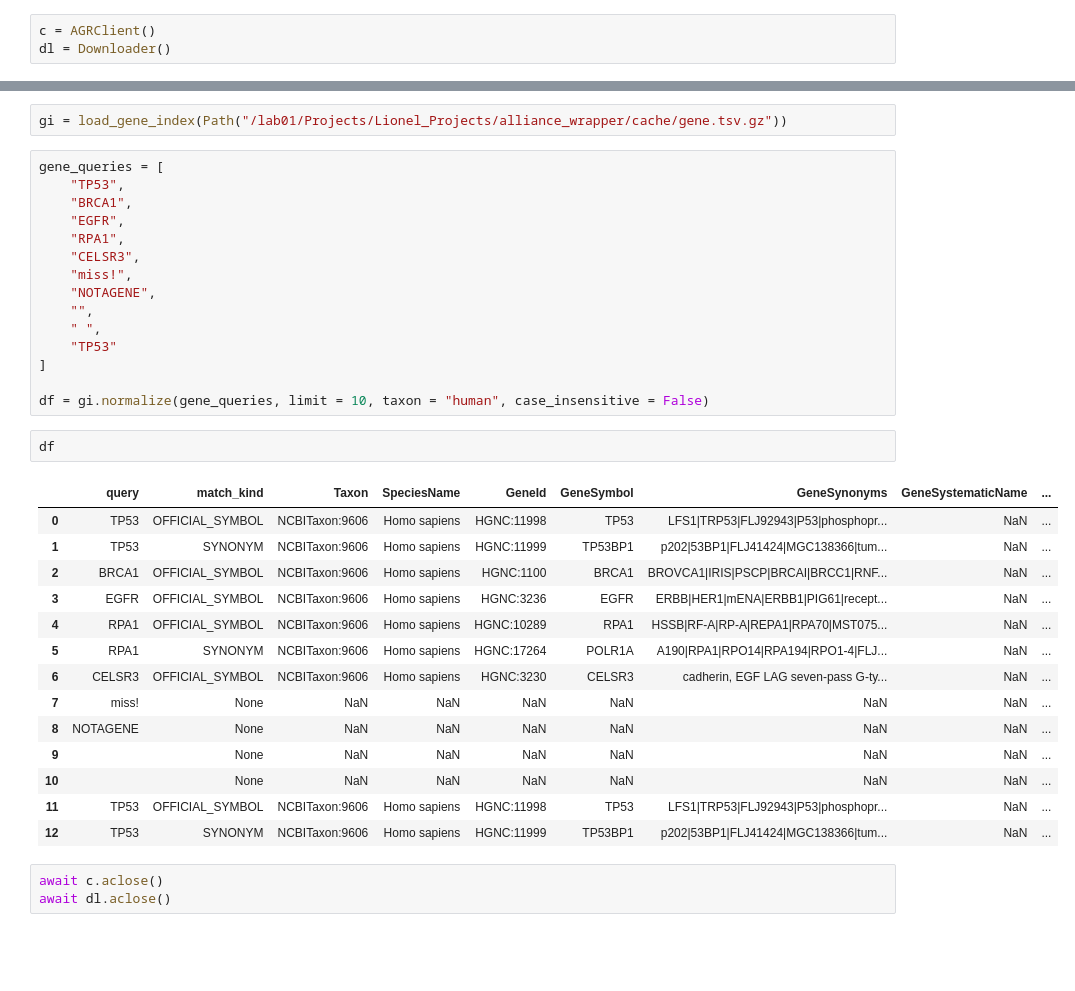
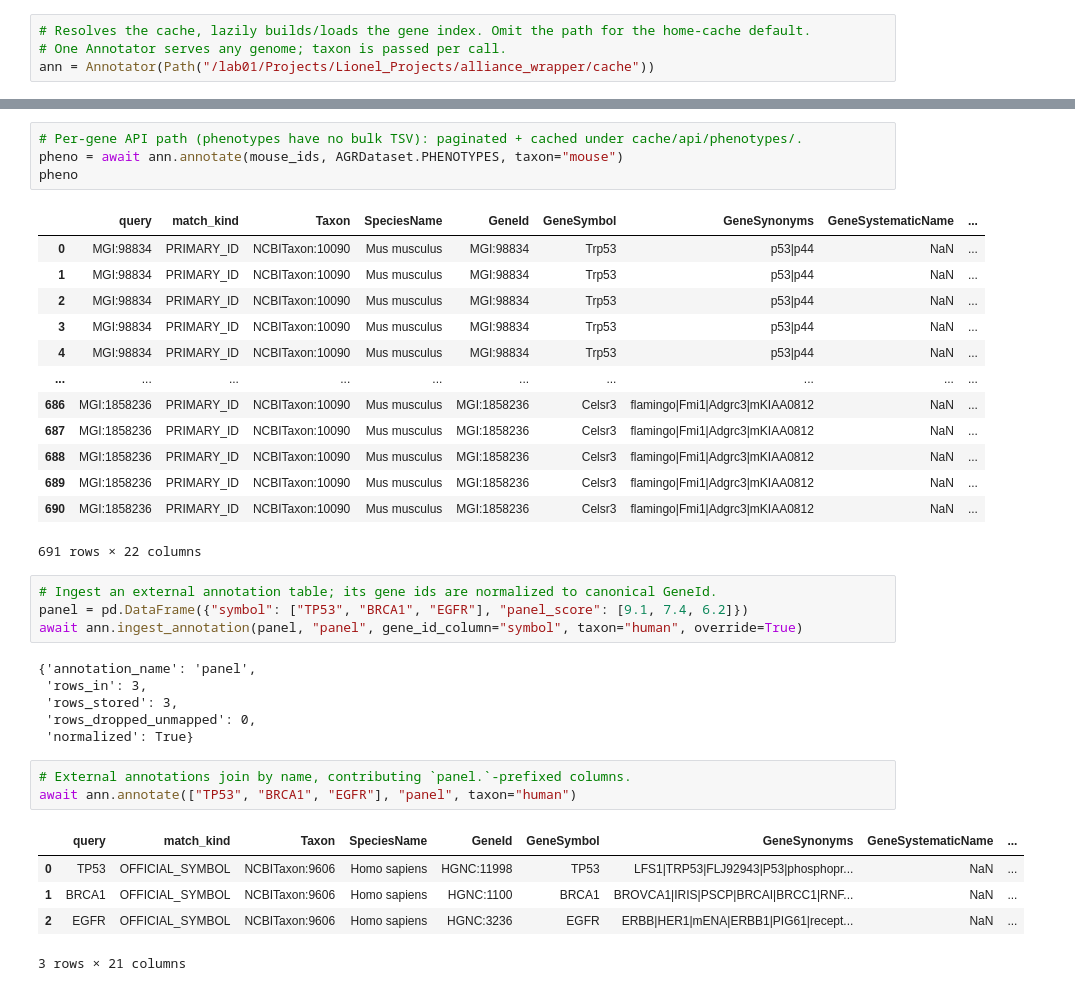
Before and after one commit to limenode/geneharmony, a Jupyter notebook: src/notebook.ipynb, the cells around one changed output, grey strips where cells are left out. Drawn from its saved outputs; the diff is of its cells as text; blank space fills up the shorter version.

```diff
--- a/src/notebook.ipynb
+++ b/src/notebook.ipynb
@@ -6,6 +5,7 @@ from normalizer import GeneIndex, load_gene_index
 from pathlib import Path
 import pandas as pd
 # %%
-c = AGRClient()
-dl = Downloader()
+# Resolves the cache, lazily builds/loads the gene index. Omit the path for the home-cache default.
+# One Annotator serves any genome; taxon is passed per call.
+ann = Annotator(Path("/lab01/Projects/Lionel_Projects/alliance_wrapper/cache"))
 # %%
@@ -59,37 +67,37 @@ pd.read_csv("/lab01/Projects/Lionel_Projects/alliance_wrapper/cache/gene.tsv.gz"
 # %%
-gi = load_gene_index(Path("/lab01/Projects/Lionel_Projects/alliance_wrapper/cache/gene.tsv.gz"))
+# Per-gene API path (phenotypes have no bulk TSV): paginated + cached under cache/api/phenotypes/.
+pheno = await ann.annotate(mouse_ids, AGRDataset.PHENOTYPES, taxon="mouse")
+pheno
+# %% [output]
+|  | query | match_kind | Taxon | SpeciesName | GeneId | GeneSymbol | GeneSynonyms | GeneSystematicName | ... |
+| 0 | MGI:98834 | PRIMARY_ID | NCBITaxon:10090 | Mus musculus | MGI:98834 | Trp53 | p53|p44 | NaN | ... |
+| 1 | MGI:98834 | PRIMARY_ID | NCBITaxon:10090 | Mus musculus | MGI:98834 | Trp53 | p53|p44 | NaN | ... |
+| 2 | MGI:98834 | PRIMARY_ID | NCBITaxon:10090 | Mus musculus | MGI:98834 | Trp53 | p53|p44 | NaN | ... |
+| 3 | MGI:98834 | PRIMARY_ID | NCBITaxon:10090 | Mus musculus | MGI:98834 | Trp53 | p53|p44 | NaN | ... |
+| 4 | MGI:98834 | PRIMARY_ID | NCBITaxon:10090 | Mus musculus | MGI:98834 | Trp53 | p53|p44 | NaN | ... |
+| ... | ... | ... | ... | ... | ... | ... | ... | ... | ... |
+| 686 | MGI:1858236 | PRIMARY_ID | NCBITaxon:10090 | Mus musculus | MGI:1858236 | Celsr3 | flamingo|Fmi1|Adgrc3|mKIAA0812 | NaN | ... |
+| 687 | MGI:1858236 | PRIMARY_ID | NCBITaxon:10090 | Mus musculus | MGI:1858236 | Celsr3 | flamingo|Fmi1|Adgrc3|mKIAA0812 | NaN | ... |
+| 688 | MGI:1858236 | PRIMARY_ID | NCBITaxon:10090 | Mus musculus | MGI:1858236 | Celsr3 | flamingo|Fmi1|Adgrc3|mKIAA0812 | NaN | ... |
+| 689 | MGI:1858236 | PRIMARY_ID | NCBITaxon:10090 | Mus musculus | MGI:1858236 | Celsr3 | flamingo|Fmi1|Adgrc3|mKIAA0812 | NaN | ... |
+| 690 | MGI:1858236 | PRIMARY_ID | NCBITaxon:10090 | Mus musculus | MGI:1858236 | Celsr3 | flamingo|Fmi1|Adgrc3|mKIAA0812 | NaN | ... |
+691 rows × 22 columns
 # %%
-gene_queries = [
-    "TP53",
-    "BRCA1",
-    "EGFR",
-    "RPA1",
-    "CELSR3",
-    "miss!",
-    "NOTAGENE",
-    "",
-    " ",
-    "TP53"
-]
-
-df = gi.normalize(gene_queries, limit = 10, taxon = "human", case_insensitive = False)
+# Ingest an external annotation table; its gene ids are normalized to canonical GeneId.
+panel = pd.DataFrame({"symbol": ["TP53", "BRCA1", "EGFR"], "panel_score": [9.1, 7.4, 6.2]})
+await ann.ingest_annotation(panel, "panel", gene_id_column="symbol", taxon="human", override=True)
+# %% [output]
+{'annotation_name': 'panel',
+ 'rows_in': 3,
+ 'rows_stored': 3,
+ 'rows_dropped_unmapped': 0,
+ 'normalized': True}
 # %%
-df
+# External annotations join by name, contributing `panel.`-prefixed columns.
+await ann.annotate(["TP53", "BRCA1", "EGFR"], "panel", taxon="human")
 # %% [output]
 |  | query | match_kind | Taxon | SpeciesName | GeneId | GeneSymbol | GeneSynonyms | GeneSystematicName | ... |
 | 0 | TP53 | OFFICIAL_SYMBOL | NCBITaxon:9606 | Homo sapiens | HGNC:11998 | TP53 | LFS1|TRP53|FLJ92943|P53|phosphopr... | NaN | ... |
-| 1 | TP53 | SYNONYM | NCBITaxon:9606 | Homo sapiens | HGNC:11999 | TP53BP1 | p202|53BP1|FLJ41424|MGC138366|tum... | NaN | ... |
-| 2 | BRCA1 | OFFICIAL_SYMBOL | NCBITaxon:9606 | Homo sapiens | HGNC:1100 | BRCA1 | BROVCA1|IRIS|PSCP|BRCAI|BRCC1|RNF... | NaN | ... |
-| 3 | EGFR | OFFICIAL_SYMBOL | NCBITaxon:9606 | Homo sapiens | HGNC:3236 | EGFR | ERBB|HER1|mENA|ERBB1|PIG61|recept... | NaN | ... |
-| 4 | RPA1 | OFFICIAL_SYMBOL | NCBITaxon:9606 | Homo sapiens | HGNC:10289 | RPA1 | HSSB|RF-A|RP-A|REPA1|RPA70|MST075... | NaN | ... |
-| 5 | RPA1 | SYNONYM | NCBITaxon:9606 | Homo sapiens | HGNC:17264 | POLR1A | A190|RPA1|RPO14|RPA194|RPO1-4|FLJ... | NaN | ... |
-| 6 | CELSR3 | OFFICIAL_SYMBOL | NCBITaxon:9606 | Homo sapiens | HGNC:3230 | CELSR3 | cadherin, EGF LAG seven-pass G-ty... | NaN | ... |
-| 7 | miss! | None | NaN | NaN | NaN | NaN | NaN | NaN | ... |
-| 8 | NOTAGENE | None | NaN | NaN | NaN | NaN | NaN | NaN | ... |
-| 9 |  | None | NaN | NaN | NaN | NaN | NaN | NaN | ... |
-| 10 |  | None | NaN | NaN | NaN | NaN | NaN | NaN | ... |
-| 11 | TP53 | OFFICIAL_SYMBOL | NCBITaxon:9606 | Homo sapiens | HGNC:11998 | TP53 | LFS1|TRP53|FLJ92943|P53|phosphopr... | NaN | ... |
-| 12 | TP53 | SYNONYM | NCBITaxon:9606 | Homo sapiens | HGNC:11999 | TP53BP1 | p202|53BP1|FLJ41424|MGC138366|tum... | NaN | ... |
+| 1 | BRCA1 | OFFICIAL_SYMBOL | NCBITaxon:9606 | Homo sapiens | HGNC:1100 | BRCA1 | BROVCA1|IRIS|PSCP|BRCAI|BRCC1|RNF... | NaN | ... |
+| 2 | EGFR | OFFICIAL_SYMBOL | NCBITaxon:9606 | Homo sapiens | HGNC:3236 | EGFR | ERBB|HER1|mENA|ERBB1|PIG61|recept... | NaN | ... |
+3 rows × 21 columns
-# %%
-await c.aclose()
-await dl.aclose()
```
Also changed, not shown: parts of 6 cells of this notebook, 6 other files.
